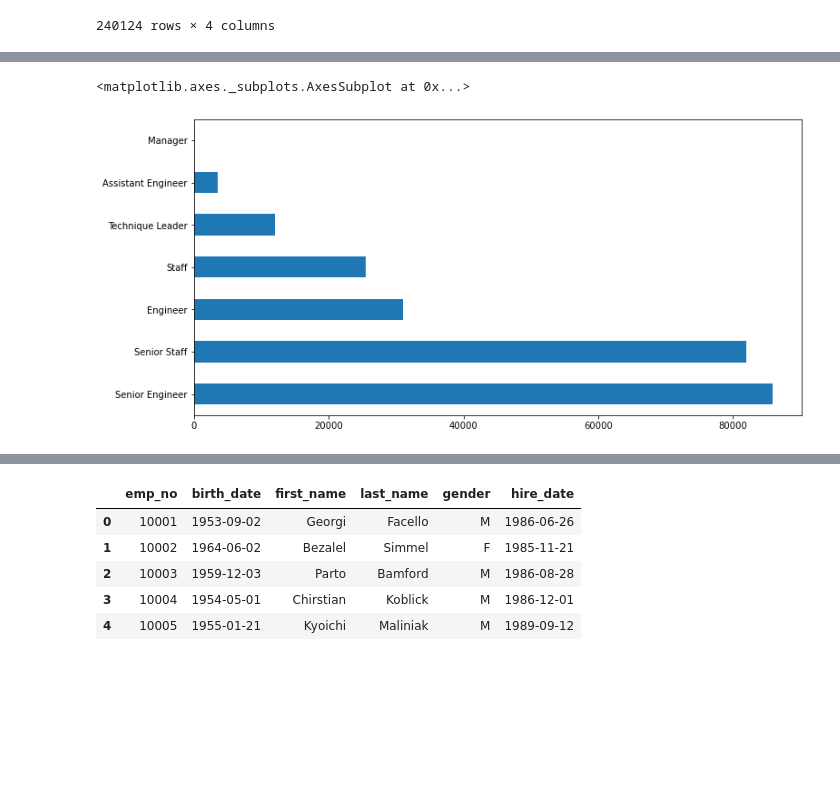
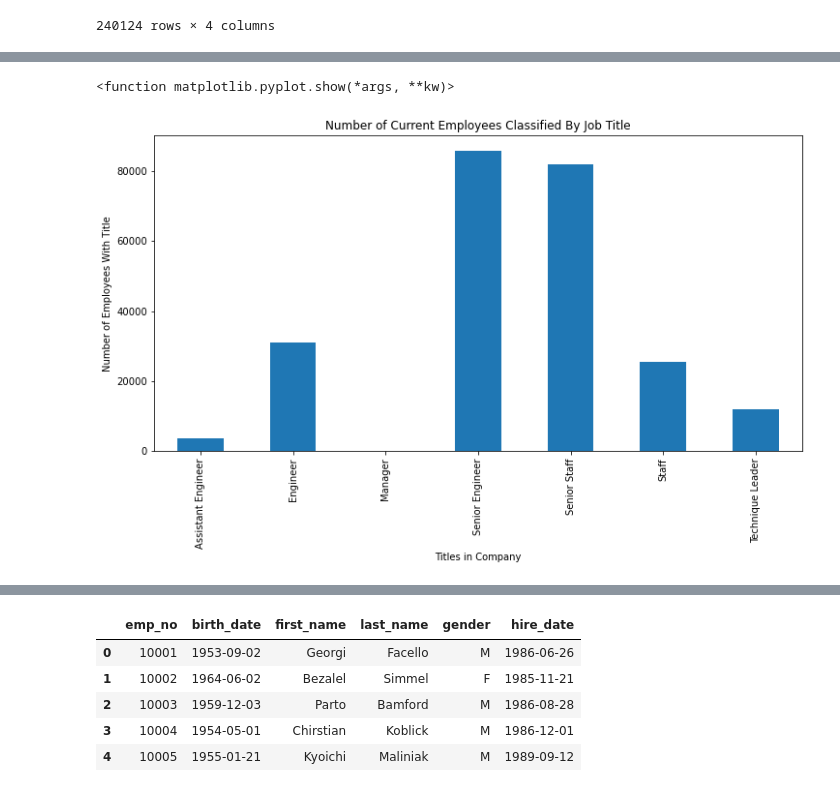
Before and after one commit to CSolitaire/numpy-pandas-visualization-exercises, a Jupyter notebook: advanced_dataframes.ipynb, the cells around one changed output, grey strips where cells are left out. Saved outputs shown, nothing was run; the diff lists cells and outputs as text; code cells hidden in the pictures; blank space fills up the shorter version.

```diff
--- a/advanced_dataframes.ipynb
+++ b/advanced_dataframes.ipynb
@@ -386,14 +373,16 @@ current_employees.groupby('title').sum()
-# %%
-
-"""
-Now lets take a look at it
-"""
-#current_employees.groupby('title').plot(kind = "barh")
-
-current_employees.title.value_counts().plot(kind = 'barh')
-# %% [output]
-<matplotlib.axes._subplots.AxesSubplot at 0x...>
-[figure, removed]
+# %%
+"""
+Visualized Data
+"""
+
+cur_emp_title.sum(axis=1).plot.bar()
+plt.title  ("Number of Current Employees Classified By Job Title")
+plt.xlabel ("Titles in Company")
+plt.ylabel ("Number of Employees With Title")
+plt.show
+# %% [output]
+<function matplotlib.pyplot.show(*args, **kw)>
+[figure, added]
 # %%
 # Join the employees and titles dataframes together.
 
```
Also changed, not shown: parts of 16 cells of this notebook.
